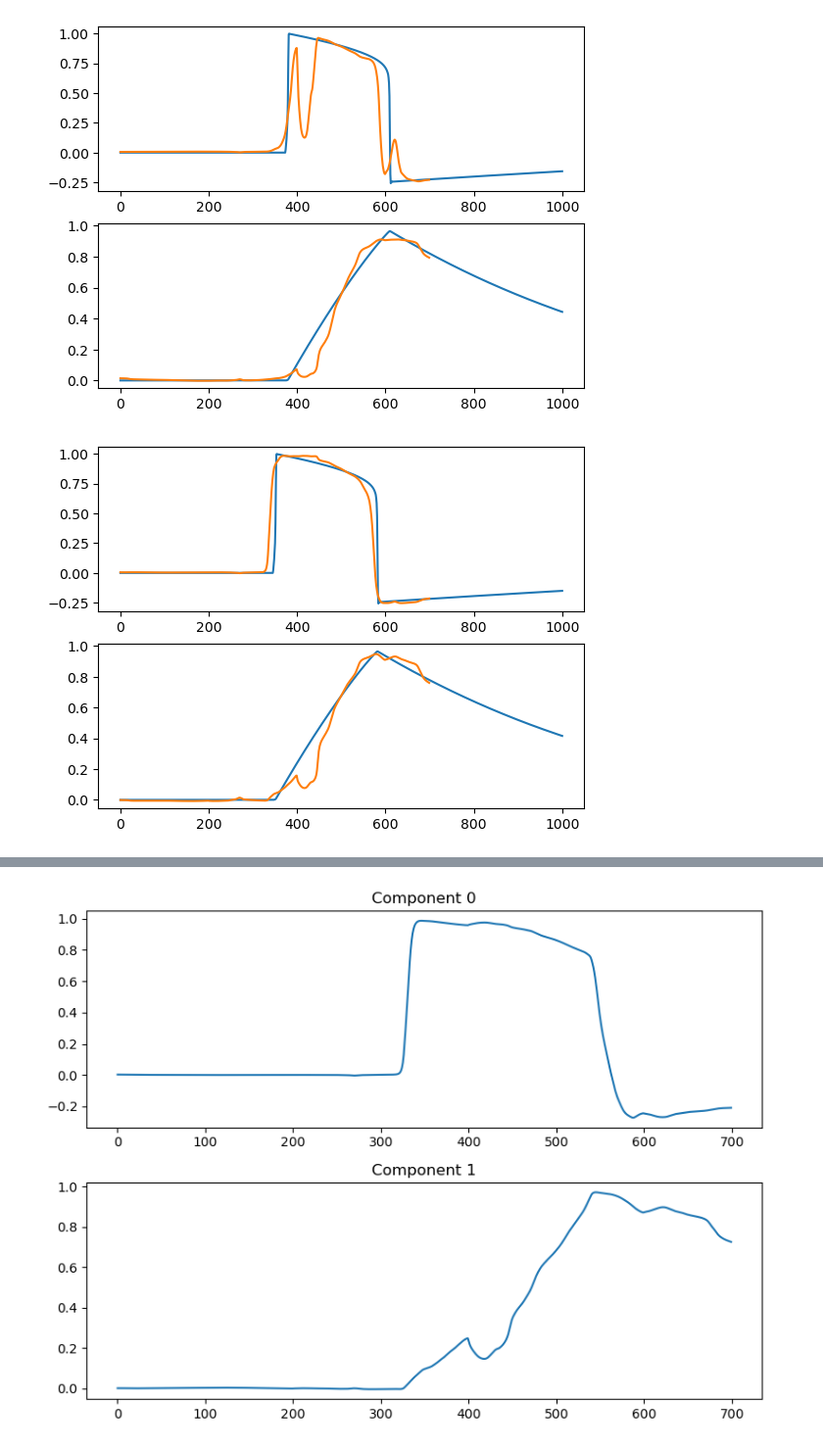
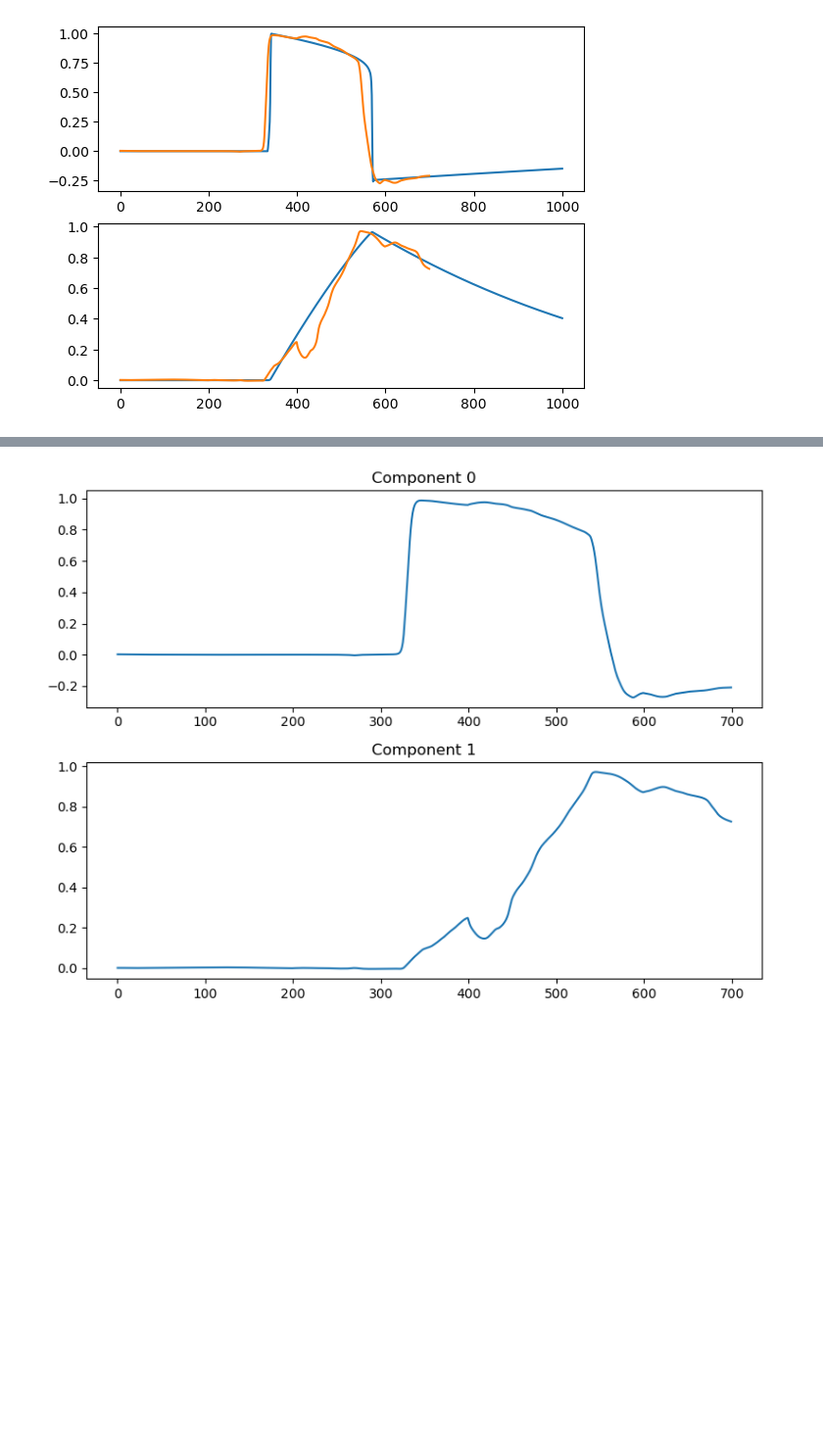
Before and after one commit to ibismanu/PACSproject_LED, a Jupyter notebook: examples/Fithug-Nagumo/main.ipynb, the cells around one changed output, grey strips where cells are left out. Shown at 98% size. Cells and saved outputs as stored; diff of their text form; code cells hidden in the pictures; blank space fills up the shorter version.

```diff
--- a/examples/Fithug-Nagumo/main.ipynb
+++ b/examples/Fithug-Nagumo/main.ipynb
@@ -23,12 +31,16 @@ led.run()
 # %%
-for i in range(5):
-    plt.subplot(211)
-    plt.plot(led.data[:,i,i,0])
-    plt.plot(led.decoded_future[:,i,i,0])
-    plt.subplot(212)
-    plt.plot(led.data[:,i,i,1])
-    plt.plot(led.decoded_future[:,i,i,1])
-    plt.show()
+# Plot the true values and the predicted ones
+
+# Choose the coordinates of the point you want to show
+x = 1
+y = 2
+
+plt.subplot(211)
+plt.plot(led.data[:,x,y,0])
+plt.plot(led.decoded_future[:,x,y,0])
+plt.subplot(212)
+plt.plot(led.data[:,x,y,1])
+plt.plot(led.decoded_future[:,x,y,1])
+plt.show()
 # %% [output]
-[figure, old version]
+[figure, new version]
-[figure, removed]
```
Also changed, not shown: parts of 12 cells of this notebook, 15 other files.
